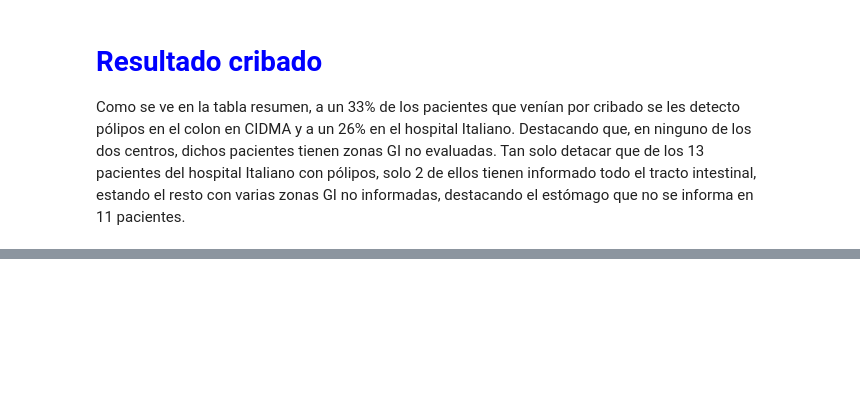
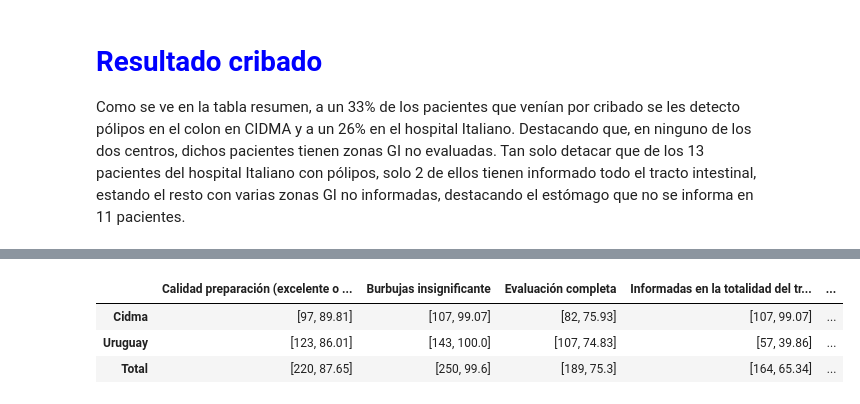
Before and after one commit to Hermenegildo12/Capsula_endoscopia, a Jupyter notebook: Capsula.ipynb, the cells around one changed output, grey strips where cells are left out. Saved outputs shown, nothing was run; the diff lists cells and outputs as text; code cells hidden in the pictures; blank space fills up the shorter version.

```diff
--- a/Capsula.ipynb
+++ b/Capsula.ipynb
@@ -1483,0 +1579,16 @@ cuadro("Estructuas básicas + TODO tracto digestivo evaluado",len(c_eva_total),1
+# %%
+#retoco la tabla para dejarla mas intuitiva
+union.drop(columns=["unión"],inplace=True)
+# %%
+union.rename(columns={"Calidad_preparación":"Calidad preparación (excelente o buena)","Burbujas":"Burbujas insignificante",
+                     "No evaluación completa":"Evaluación completa","No_info":"Informadas en la totalidad del tracto GI",
+                     "Básico":"Estructuras de alto valor","Recto":"Visón de recto"}, inplace=True)
+# %%
+union.index=['Cidma', 'Uruguay', 'Total']
+# %%
+union
+# %% [output]
+|  | Calidad preparación (excelente o ... | Burbujas insignificante | Evaluación completa | Informadas en la totalidad del tr... | ... |
+| Cidma | [97, 89.81] | [107, 99.07] | [82, 75.93] | [107, 99.07] | ... |
+| Uruguay | [123, 86.01] | [143, 100.0] | [107, 74.83] | [57, 39.86] | ... |
+| Total | [220, 87.65] | [250, 99.6] | [189, 75.3] | [164, 65.34] | ... |
```
Also changed, not shown: parts of 37 cells of this notebook, 1 other file.
